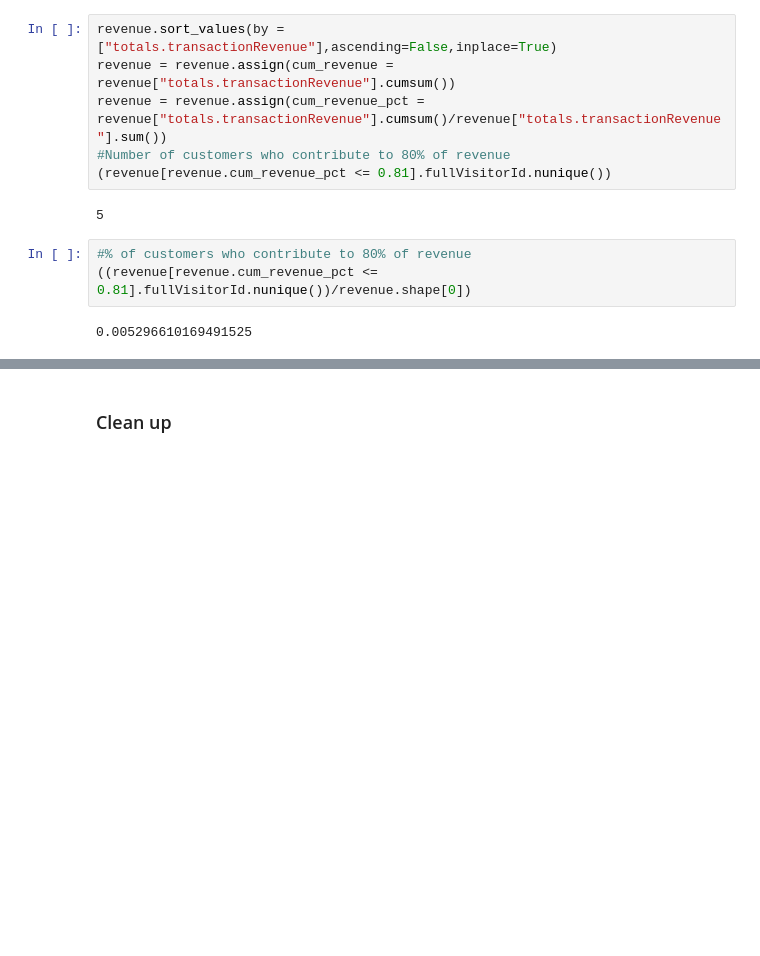
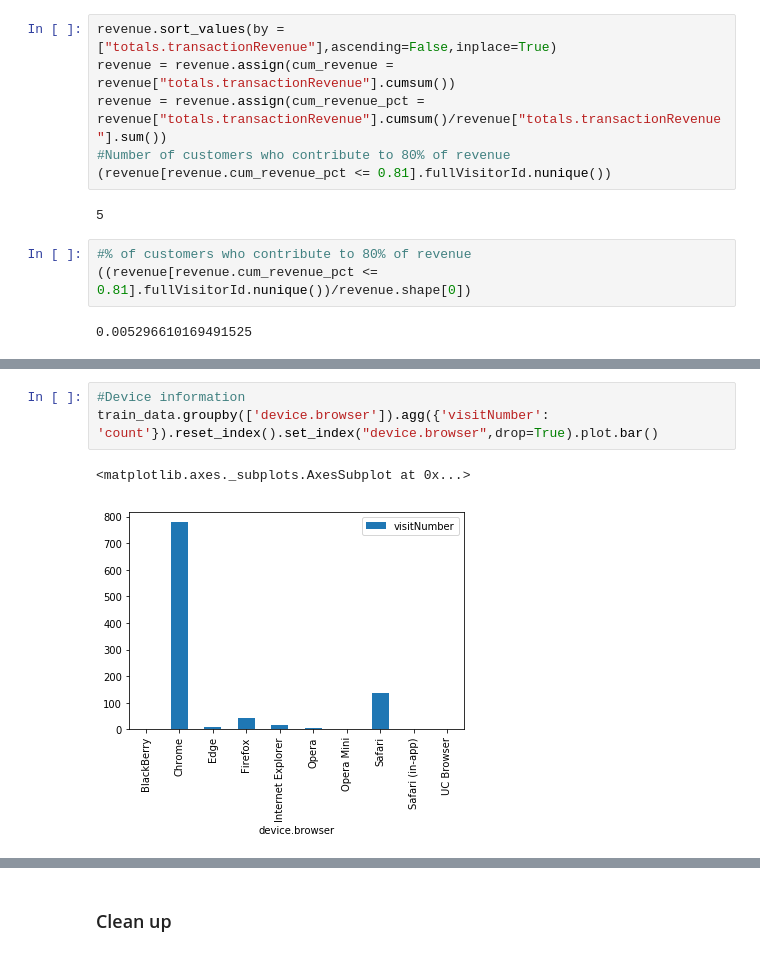
Before and after one commit to Archisman-Roy/DS_Explorations, a Jupyter notebook: GA_customer_revenue_prediction/Model_building_V1.ipynb, the cells around one changed output, grey strips where cells are left out. Saved outputs shown, nothing was run; the diff lists cells and outputs as text; blank space fills up the shorter version.

Commit message:
EDA on GA data|Kaggle

```diff
--- a/GA_customer_revenue_prediction/Model_building_V1.ipynb
+++ b/GA_customer_revenue_prediction/Model_building_V1.ipynb
@@ -245,0 +286,6 @@ revenue = revenue.assign(cum_revenue_pct = revenue["totals.transactionRevenue"].
+# %%
+#Device information
+train_data.groupby(['device.browser']).agg({'visitNumber': 'count'}).reset_index().set_index("device.browser",drop=True).plot.bar()
+# %% [output]
+<matplotlib.axes._subplots.AxesSubplot at 0x...>
+[figure, added]
```
Also changed, not shown: parts of 19 cells of this notebook.
